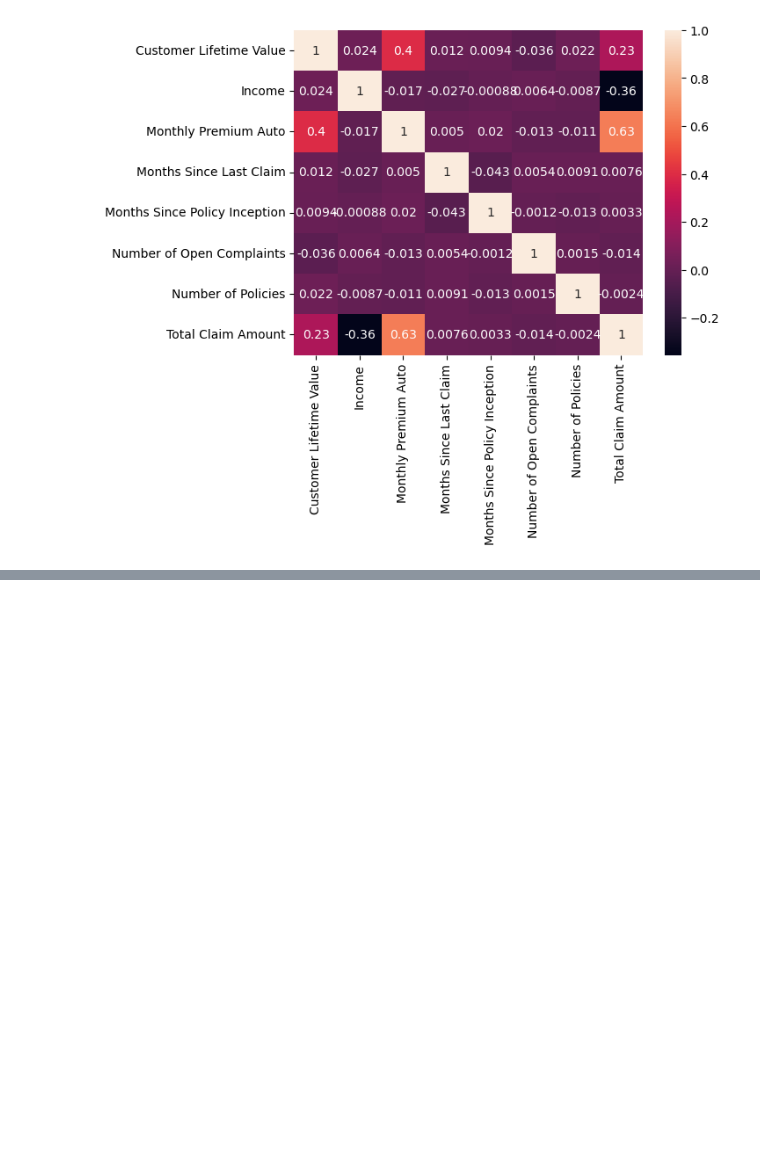
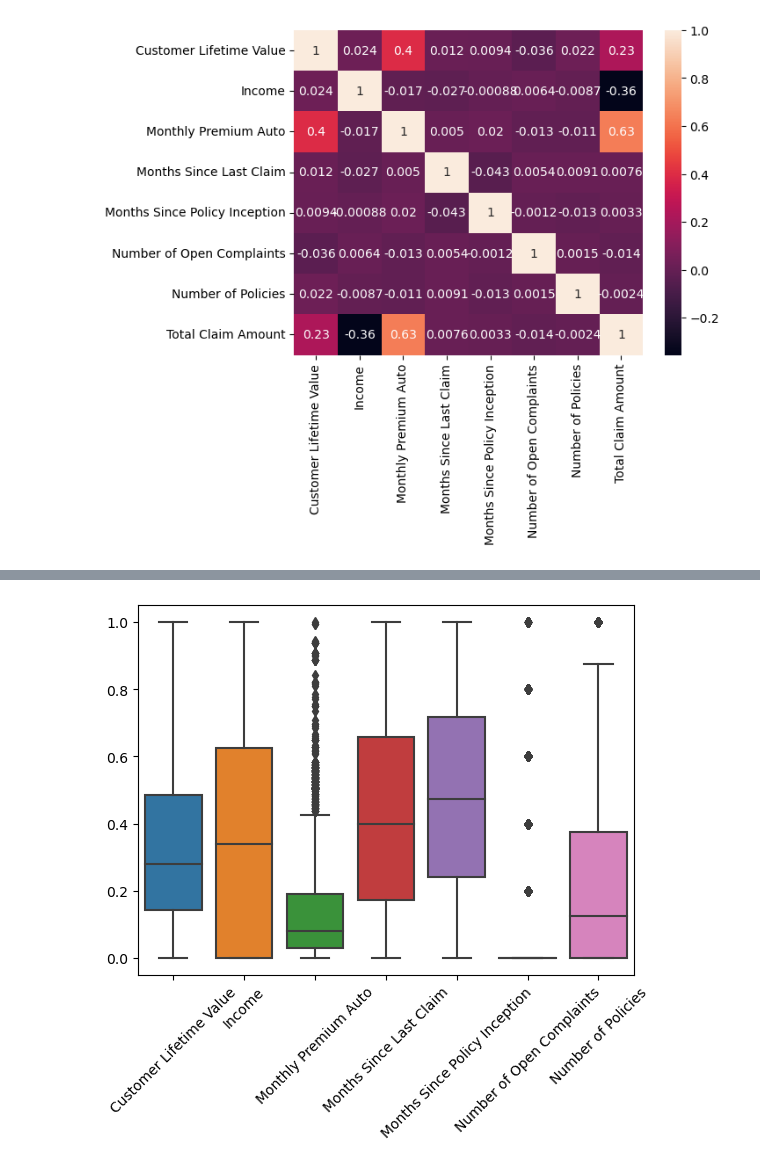
Before and after one commit to ironhack-labs/lab-customer-analysis-round-4, a Jupyter notebook: files_for_lab/Lab 4,5,6,7.ipynb, the cells around one changed output, grey strips where cells are left out. Saved outputs shown, nothing was run; the diff lists cells and outputs as text; code cells hidden in the pictures; blank space fills up the shorter version.

```diff
--- a/files_for_lab/Lab 4,5,6,7.ipynb
+++ b/files_for_lab/Lab 4,5,6,7.ipynb
@@ -144,0 +162,6 @@ plt.show()
+# %%
+sns.boxplot(x_norm)
+plt.xticks(rotation=45)
+plt.show()
+# %% [output]
+[figure, added]
```
Also changed, not shown: parts of 15 cells of this notebook.
